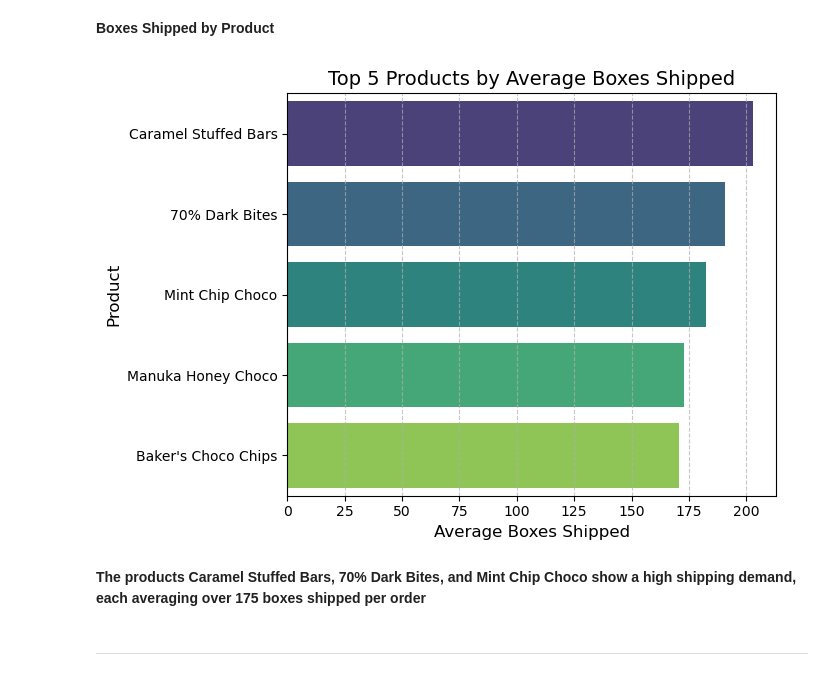
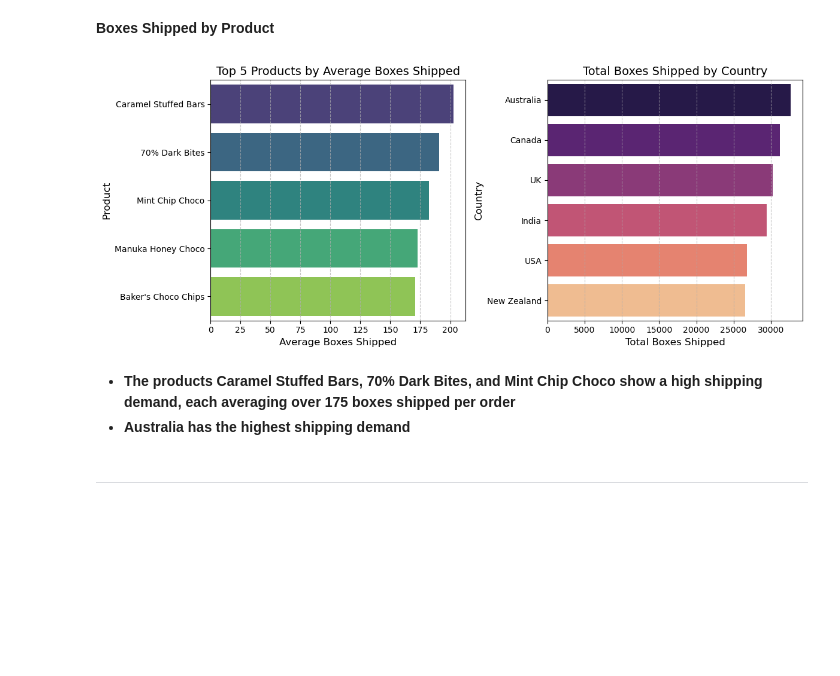
Before and after one commit to danisharain12/Machine-Learning-Projects, a Jupyter notebook: Predicting Chocolate Sales Revenue/Predicting Chocolate Sales Revenue.ipynb, the cells around one changed output. Saved outputs shown, nothing was run; the diff lists cells and outputs as text; code cells hidden in the pictures; blank space fills up the shorter version.

```diff
--- a/Predicting Chocolate Sales Revenue/Predicting Chocolate Sales Revenue.ipynb
+++ b/Predicting Chocolate Sales Revenue/Predicting Chocolate Sales Revenue.ipynb
@@ -250,23 +250,29 @@ plt.show()
 **Boxes Shipped by Product**
 # %%
 boxship_by_product = df.groupby('Product')['Boxes Shipped'].mean().sort_values(ascending=False).reset_index().head(5)
+boxshipped_country = df.groupby('Country')['Boxes Shipped'].sum().sort_values(ascending=False).reset_index()
 
-plt.figure(figsize=(7, 5))
-sns.barplot(y='Product', x='Boxes Shipped', data=boxship_by_product, palette='viridis')
+fig, axes = plt.subplots(nrows=1, ncols=2, figsize=(12, 5))
 
-plt.title('Top 5 Products by Average Boxes Shipped', fontsize=14)
-plt.xlabel('Average Boxes Shipped', fontsize=12)
-plt.ylabel('Product', fontsize=12)
-plt.xticks(fontsize=10)
-plt.yticks(fontsize=10)
-plt.grid(axis='x', linestyle='--', alpha=0.7)
+sns.barplot(y='Product', x='Boxes Shipped', data=boxship_by_product, palette='viridis', ax=axes[0])
+axes[0].set_title('Top 5 Products by Average Boxes Shipped', fontsize=14)
+axes[0].set_xlabel('Average Boxes Shipped', fontsize=12)
+axes[0].set_ylabel('Product', fontsize=12)
+axes[0].grid(axis='x', linestyle='--', alpha=0.7)
+
+sns.barplot(x='Boxes Shipped', y='Country', data=boxshipped_country, palette='magma', ax=axes[1])
+axes[1].set_title('Total Boxes Shipped by Country', fontsize=14)
+axes[1].set_xlabel('Total Boxes Shipped', fontsize=12)
+axes[1].set_ylabel('Country', fontsize=12)
+axes[1].grid(axis='x', linestyle='--', alpha=0.7)
 
 plt.tight_layout()
 plt.show()
 # %% [output]
-[figure, old version]
+[figure, new version]
 # %% [markdown]
-**The products Caramel Stuffed Bars, 70% Dark Bites, and Mint Chip Choco show a high shipping demand, each averaging over 175 boxes shipped per order**
+- **The products Caramel Stuffed Bars, 70% Dark Bites, and Mint Chip Choco show a high shipping demand, each averaging over 175 boxes shipped per order**
+- **Australia has the highest shipping demand**
 # %% [markdown]
 --------
 # %%
```
Also changed, not shown: parts of 21 cells of this notebook.
